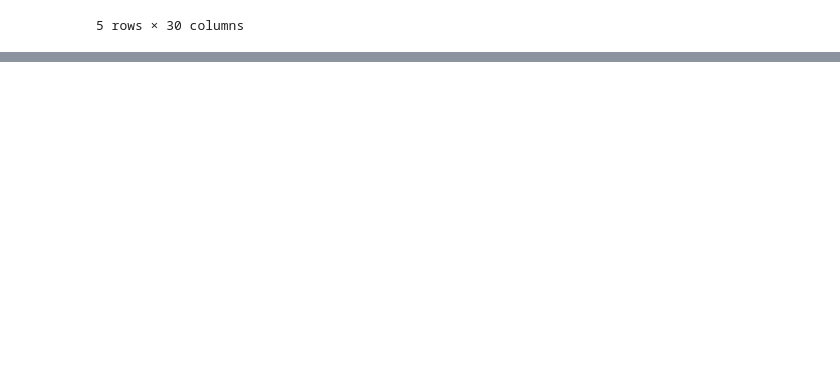
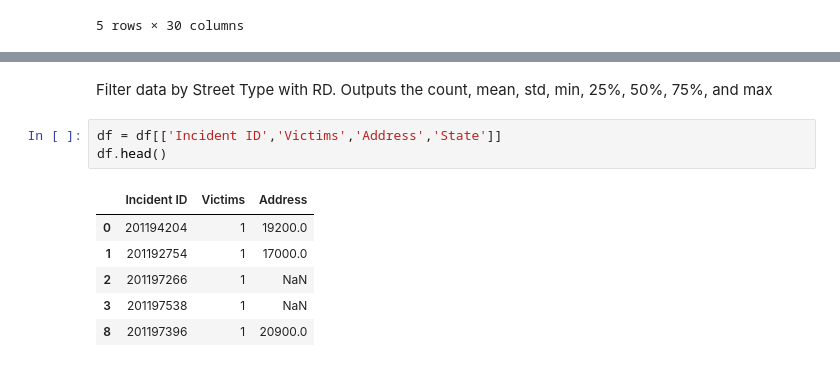
Before and after one commit to maddygaudio5/IA340-2025, a Jupyter notebook: lab2.ipynb, the cells around one changed output, grey strips where cells are left out. Saved outputs shown, nothing was run; the diff lists cells and outputs as text; blank space fills up the shorter version.

```diff
--- a/lab2.ipynb
+++ b/lab2.ipynb
@@ -152,0 +179,12 @@ Series([], Name: count, dtype: int64)
+# %% [markdown]
+Filter data by Street Type with RD. Outputs the count, mean, std, min, 25%, 50%, 75%, and max
+# %%
+df = df[['Incident ID','Victims','Address','State']]
+df.head()
+# %% [output]
+|  | Incident ID | Victims | Address |
+| 0 | 201194204 | 1 | 19200.0 |
+| 1 | 201192754 | 1 | 17000.0 |
+| 2 | 201197266 | 1 | NaN |
+| 3 | 201197538 | 1 | NaN |
+| 8 | 201197396 | 1 | 20900.0 |
```
Also changed, not shown: parts of 32 cells of this notebook.
